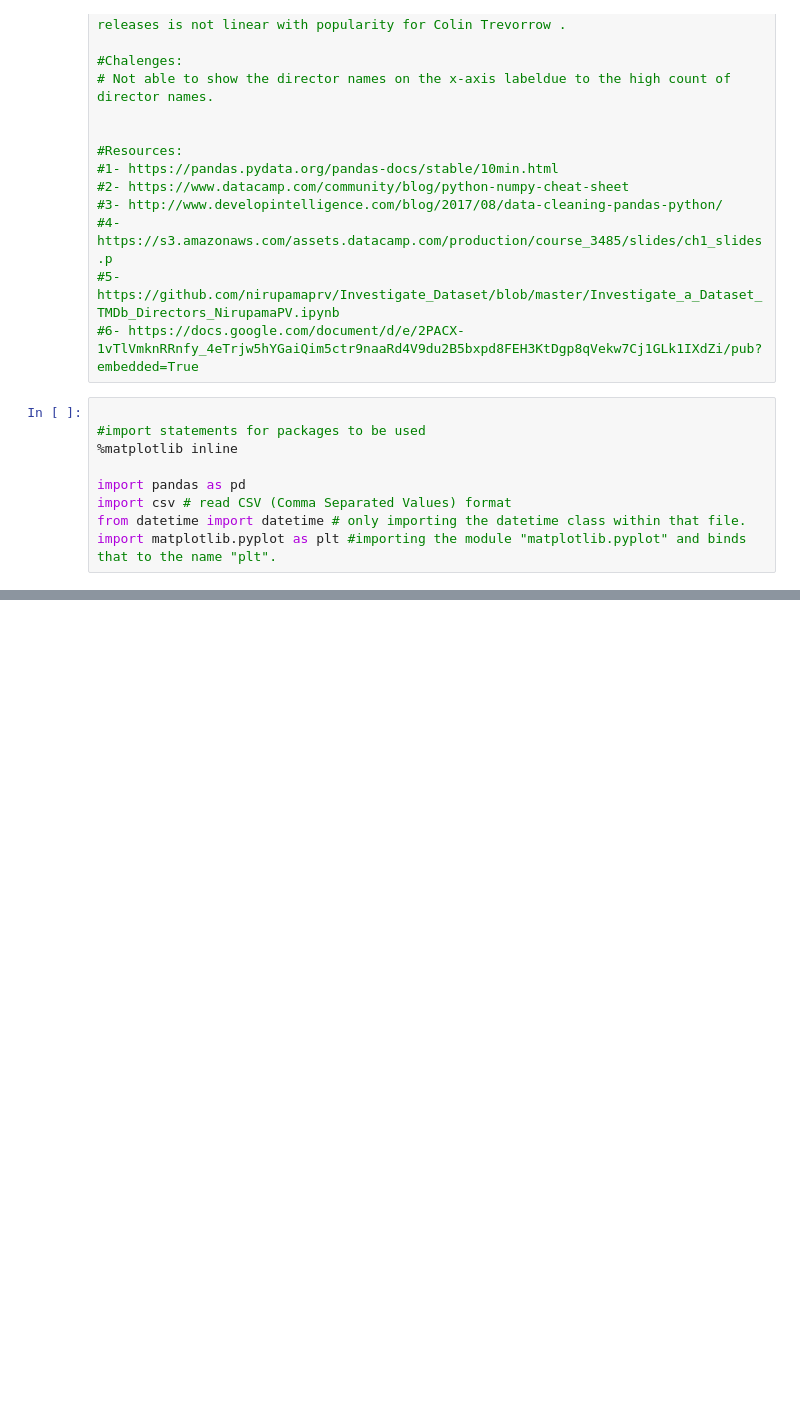
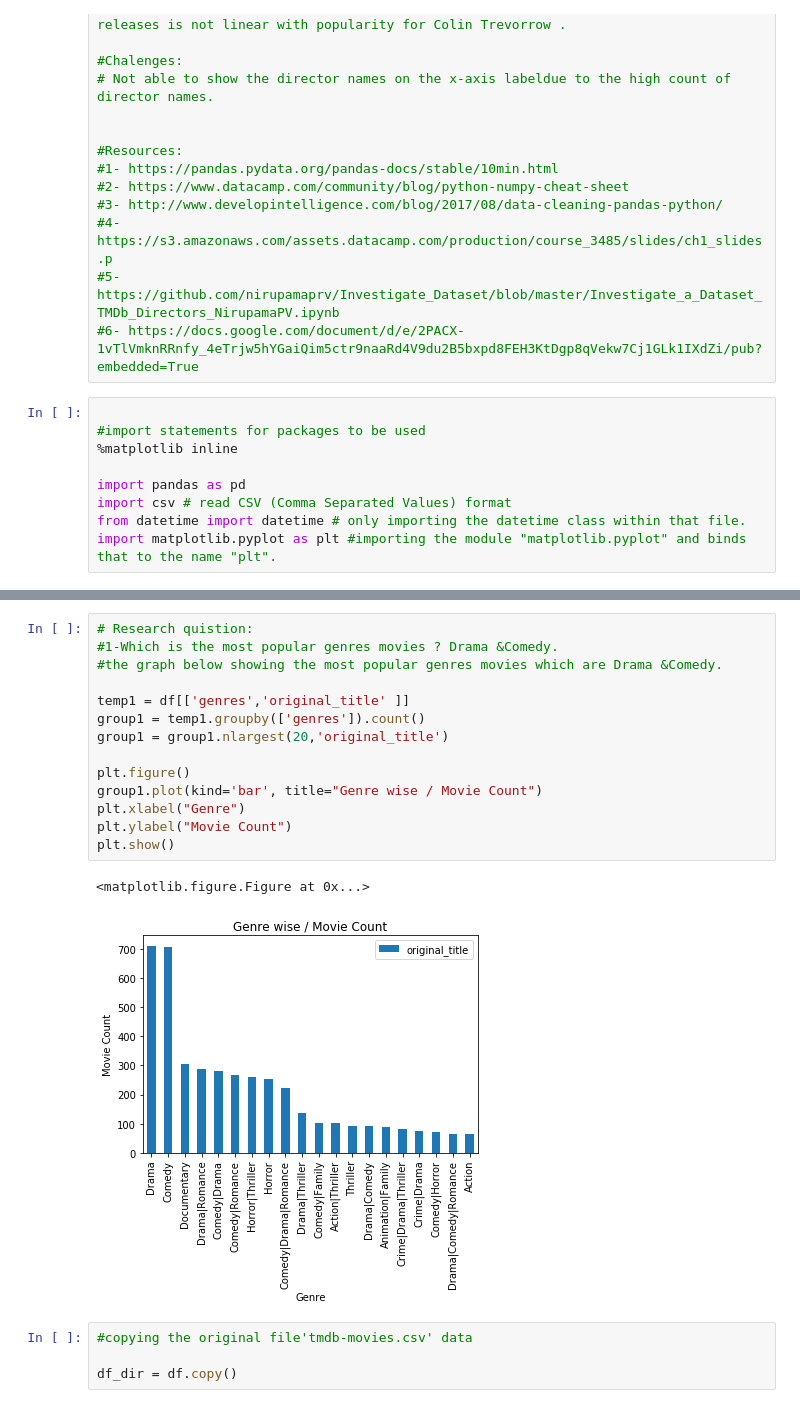
Before and after one commit to ztcom/Udacity, a Jupyter notebook: Report-Copy1.ipynb, the cells around one changed output, grey strips where cells are left out. Cells and saved outputs as stored; diff of their text form; blank space fills up the shorter version.

```diff
--- a/Report-Copy1.ipynb
+++ b/Report-Copy1.ipynb
@@ -525,0 +248,21 @@ Name: runtime, dtype: float64
+# %%
+# Research quistion:
+#1-Which is the most popular genres movies ? Drama &Comedy.
+#the graph below showing the most popular genres movies which are Drama &Comedy.
+
+temp1 = df[['genres','original_title' ]]
+group1 = temp1.groupby(['genres']).count()
+group1 = group1.nlargest(20,'original_title')
+
+plt.figure()
+group1.plot(kind='bar', title="Genre wise / Movie Count")
+plt.xlabel("Genre")
+plt.ylabel("Movie Count")
+plt.show()
+# %% [output]
+<matplotlib.figure.Figure at 0x...>
+[figure, added]
+# %%
+#copying the original file'tmdb-movies.csv' data
+
+df_dir = df.copy()
```
Also changed, not shown: parts of 73 cells of this notebook.
